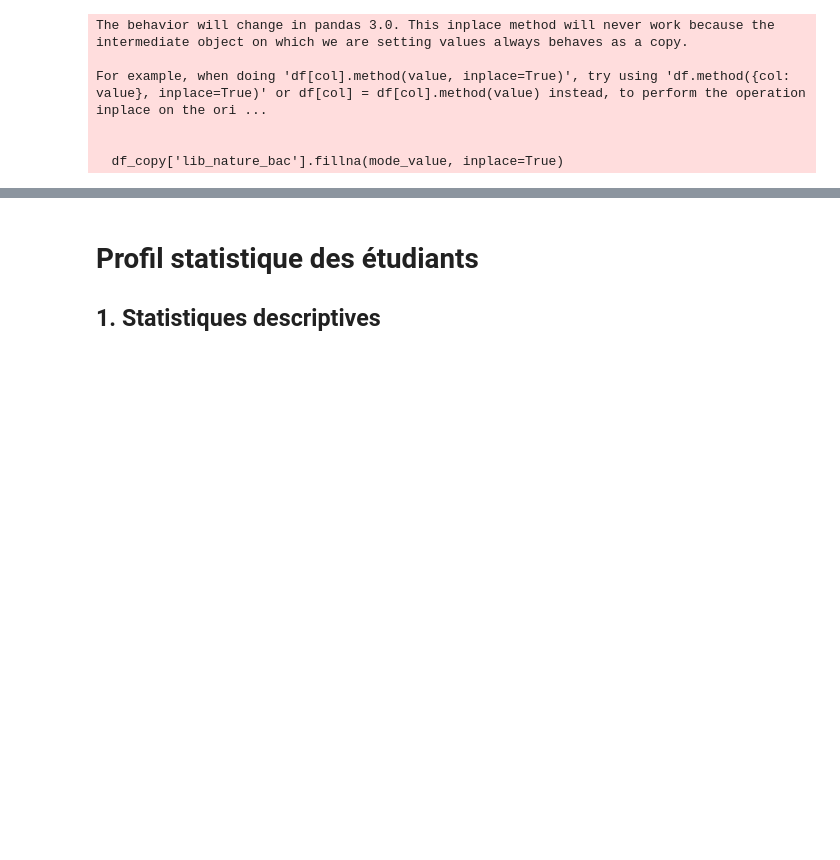
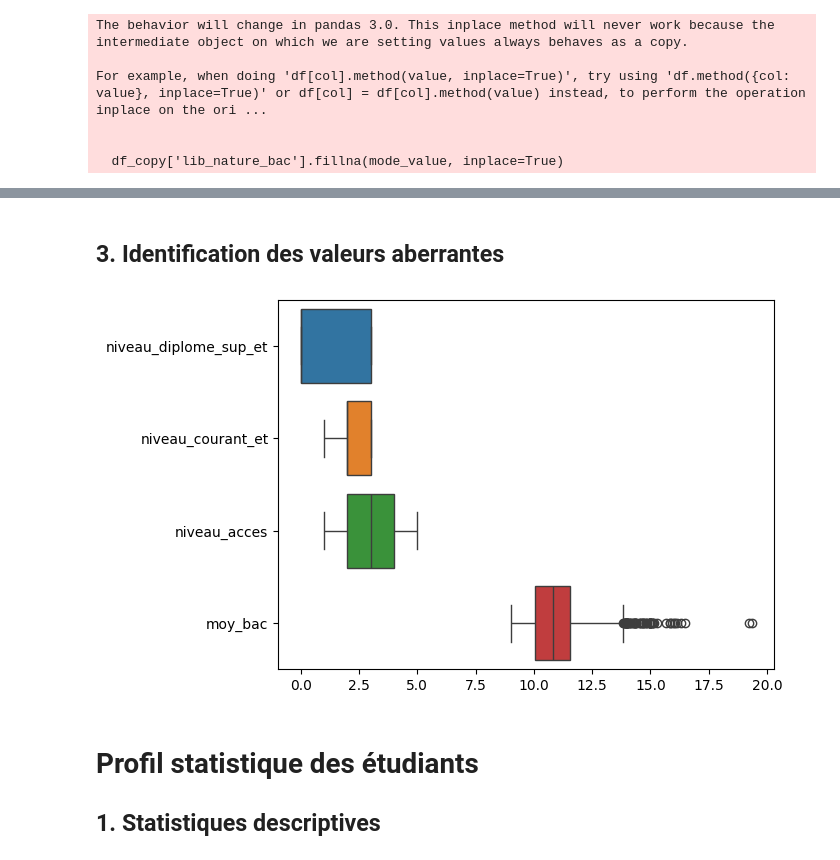
Before and after one commit to Asma-Draouil/Feature_Asma, a Jupyter notebook: base etudiants/EDA_modif.ipynb, the cells around one changed output, grey strips where cells are left out. Drawn from its saved outputs; the diff is of its cells as text; code cells hidden in the pictures; blank space fills up the shorter version.

```diff
--- a/base etudiants/EDA_modif.ipynb
+++ b/base etudiants/EDA_modif.ipynb
@@ -362,3 +379,9 @@ dtype: int64
+# %% [markdown]
+## 3. Identification des valeurs aberrantes
+# %%
+ax = sns.boxplot(data=df_copy, orient='h')
+# %% [output]
+[figure, added]
 # %% [markdown]
 # Profil statistique des étudiants
 ## 1. Statistiques descriptives
```
Also changed, not shown: parts of 17 cells of this notebook, 1 other file.
